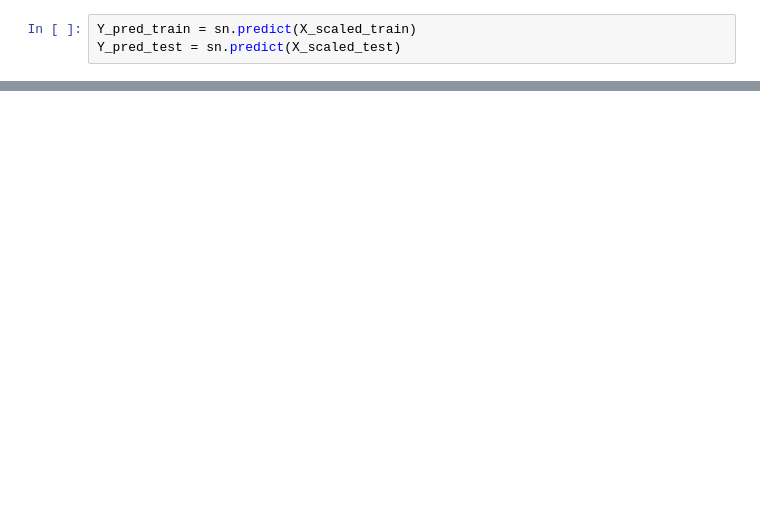
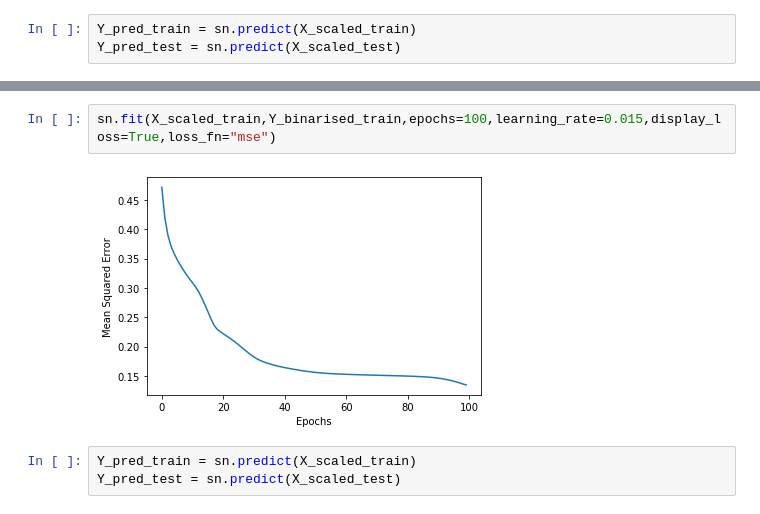
Before and after one commit to somnath119/Deep-Learning-Basics, a Jupyter notebook: Sigmoid_neuron.ipynb, the cells around one changed output, grey strips where cells are left out. Drawn from its saved outputs; the diff is of its cells as text; blank space fills up the shorter version.

```diff
--- a/Sigmoid_neuron.ipynb
+++ b/Sigmoid_neuron.ipynb
@@ -489,0 +516,7 @@ print(accuracy_train,accuracy_test)
+# %%
+sn.fit(X_scaled_train,Y_binarised_train,epochs=100,learning_rate=0.015,display_loss=True,loss_fn="mse")
+# %% [output]
+[figure, added]
+# %%
+Y_pred_train = sn.predict(X_scaled_train)
+Y_pred_test = sn.predict(X_scaled_test)
```
Also changed, not shown: parts of 22 cells of this notebook.
